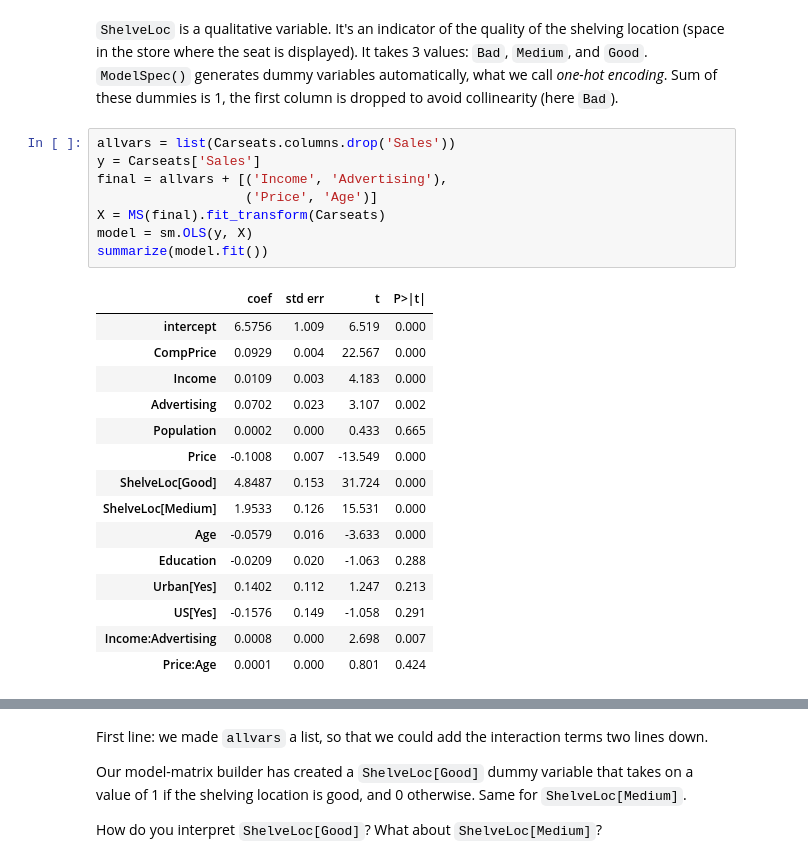
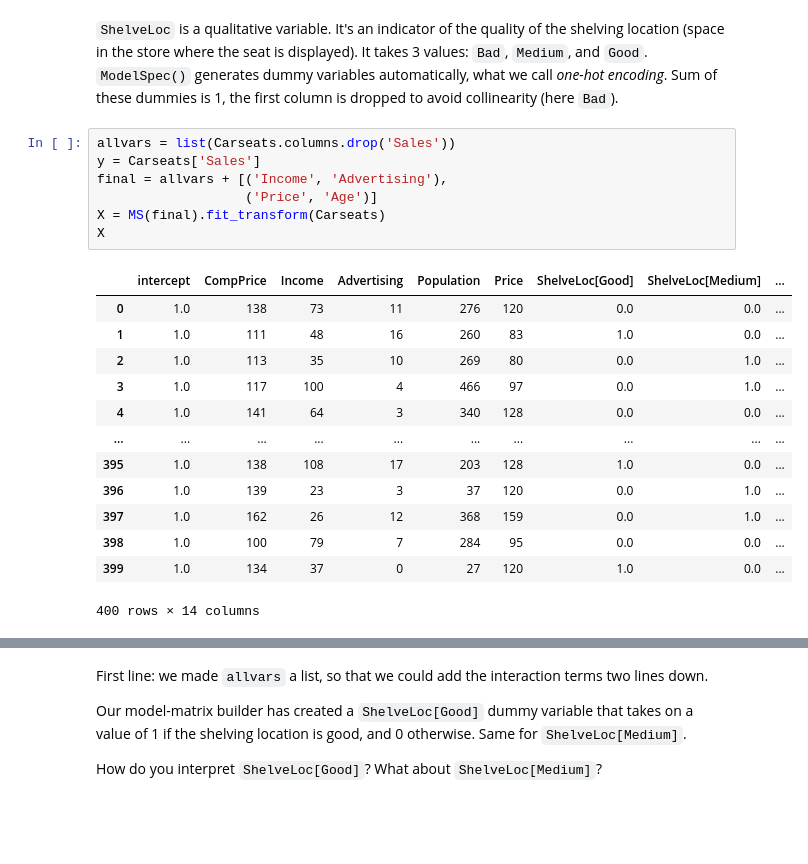
Before and after one commit to thomas-thivillon/pythonml_mageval2, a Jupyter notebook: 2_regression.ipynb, the cells around one changed output, grey strips where cells are left out. Cells and saved outputs as stored; diff of their text form; blank space fills up the shorter version.

```diff
--- a/2_regression.ipynb
+++ b/2_regression.ipynb
@@ -585,24 +566,21 @@ Index(['Sales', 'CompPrice', 'Income', 'Advertising', 'Population', 'Price',
 # %%
 allvars = list(Carseats.columns.drop('Sales'))
 y = Carseats['Sales']
 final = allvars + [('Income', 'Advertising'),
                    ('Price', 'Age')]
 X = MS(final).fit_transform(Carseats)
-model = sm.OLS(y, X)
-summarize(model.fit())
+X
 # %% [output]
-|  | coef | std err | t | P>|t| |
-| intercept | 6.5756 | 1.009 | 6.519 | 0.000 |
-| CompPrice | 0.0929 | 0.004 | 22.567 | 0.000 |
-| Income | 0.0109 | 0.003 | 4.183 | 0.000 |
-| Advertising | 0.0702 | 0.023 | 3.107 | 0.002 |
-| Population | 0.0002 | 0.000 | 0.433 | 0.665 |
-| Price | -0.1008 | 0.007 | -13.549 | 0.000 |
-| ShelveLoc[Good] | 4.8487 | 0.153 | 31.724 | 0.000 |
-| ShelveLoc[Medium] | 1.9533 | 0.126 | 15.531 | 0.000 |
-| Age | -0.0579 | 0.016 | -3.633 | 0.000 |
-| Education | -0.0209 | 0.020 | -1.063 | 0.288 |
-| Urban[Yes] | 0.1402 | 0.112 | 1.247 | 0.213 |
-| US[Yes] | -0.1576 | 0.149 | -1.058 | 0.291 |
-| Income:Advertising | 0.0008 | 0.000 | 2.698 | 0.007 |
-| Price:Age | 0.0001 | 0.000 | 0.801 | 0.424 |
+|  | intercept | CompPrice | Income | Advertising | Population | Price | ShelveLoc[Good] | ShelveLoc[Medium] | ... |
+| 0 | 1.0 | 138 | 73 | 11 | 276 | 120 | 0.0 | 0.0 | ... |
+| 1 | 1.0 | 111 | 48 | 16 | 260 | 83 | 1.0 | 0.0 | ... |
+| 2 | 1.0 | 113 | 35 | 10 | 269 | 80 | 0.0 | 1.0 | ... |
+| 3 | 1.0 | 117 | 100 | 4 | 466 | 97 | 0.0 | 1.0 | ... |
+| 4 | 1.0 | 141 | 64 | 3 | 340 | 128 | 0.0 | 0.0 | ... |
+| ... | ... | ... | ... | ... | ... | ... | ... | ... | ... |
+| 395 | 1.0 | 138 | 108 | 17 | 203 | 128 | 1.0 | 0.0 | ... |
+| 396 | 1.0 | 139 | 23 | 3 | 37 | 120 | 0.0 | 1.0 | ... |
+| 397 | 1.0 | 162 | 26 | 12 | 368 | 159 | 0.0 | 1.0 | ... |
+| 398 | 1.0 | 100 | 79 | 7 | 284 | 95 | 0.0 | 0.0 | ... |
+| 399 | 1.0 | 134 | 37 | 0 | 27 | 120 | 1.0 | 0.0 | ... |
+400 rows × 14 columns
```
Also changed, not shown: parts of 32 cells of this notebook.
